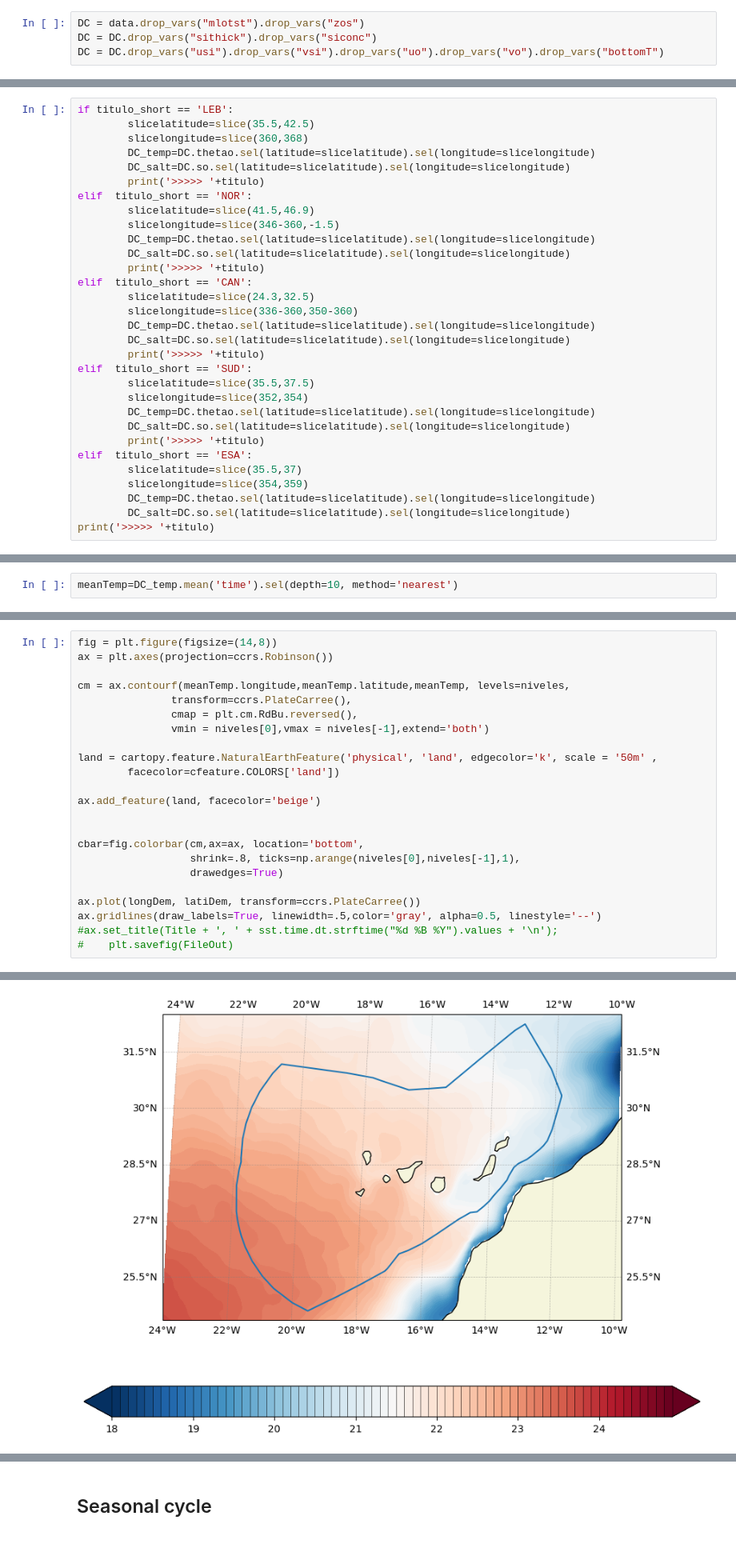
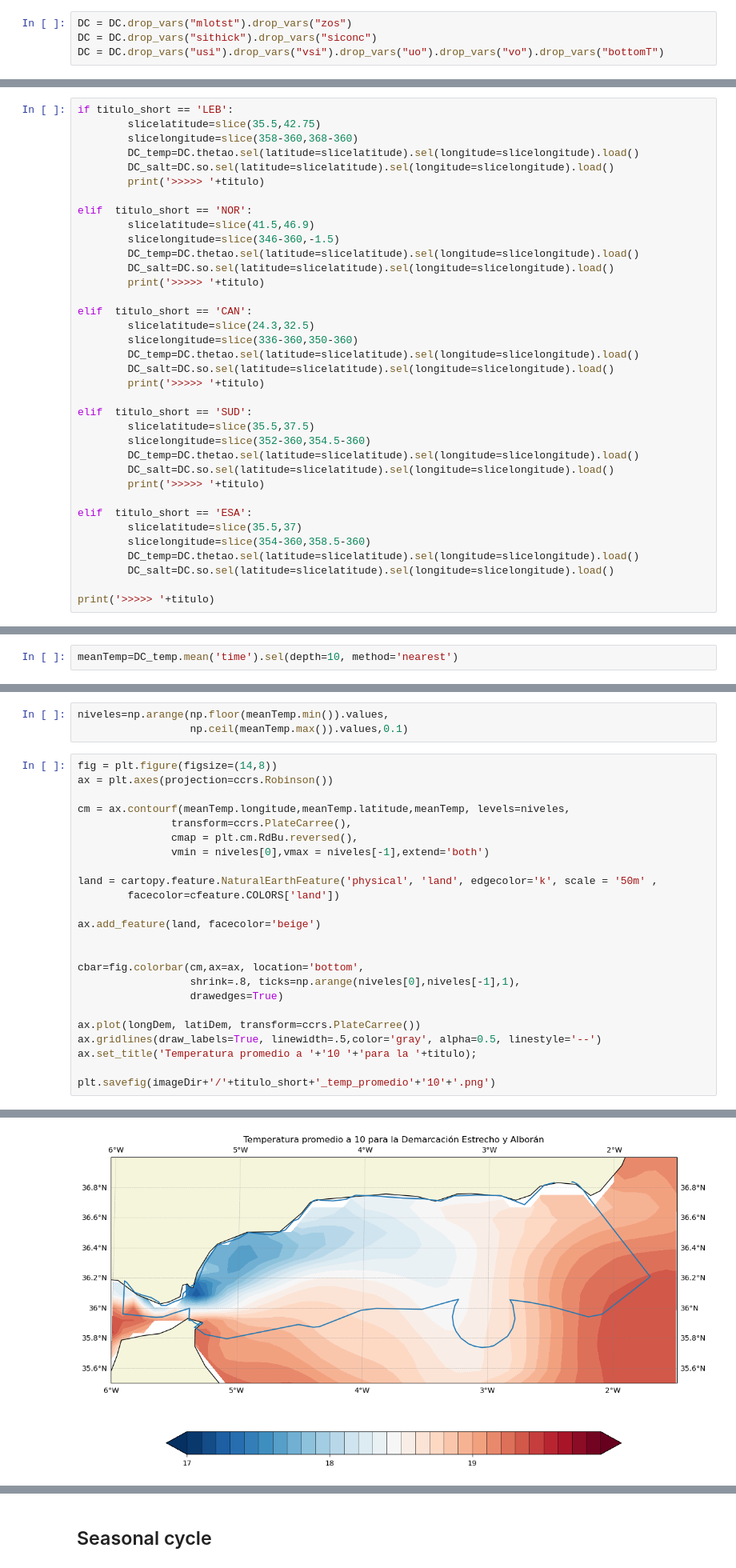
Before and after one commit to PedroVelez/IEOOSWebPage, a Jupyter notebook: analisisDemarcacion_GLORYS.ipynb, the cells around one changed output, grey strips where cells are left out. Shown at 80% size. Drawn from its saved outputs; the diff is of its cells as text; blank space fills up the shorter version.

```diff
--- a/analisisDemarcacion_GLORYS.ipynb
+++ b/analisisDemarcacion_GLORYS.ipynb
@@ -106,4 +73,4 @@ Data variables:
 # %%
-DC = data.drop_vars("mlotst").drop_vars("zos")
+DC = DC.drop_vars("mlotst").drop_vars("zos")
 DC = DC.drop_vars("sithick").drop_vars("siconc")
 DC = DC.drop_vars("usi").drop_vars("vsi").drop_vars("uo").drop_vars("vo").drop_vars("bottomT")
@@ -127,32 +77,37 @@ Attributes:
 # %%
 if titulo_short == 'LEB':
-        slicelatitude=slice(35.5,42.5)
-        slicelongitude=slice(360,368)
-        DC_temp=DC.thetao.sel(latitude=slicelatitude).sel(longitude=slicelongitude)
-        DC_salt=DC.so.sel(latitude=slicelatitude).sel(longitude=slicelongitude)
+        slicelatitude=slice(35.5,42.75)
+        slicelongitude=slice(358-360,368-360)
+        DC_temp=DC.thetao.sel(latitude=slicelatitude).sel(longitude=slicelongitude).load()
+        DC_salt=DC.so.sel(latitude=slicelatitude).sel(longitude=slicelongitude).load()
         print('>>>>> '+titulo)
+
 elif  titulo_short == 'NOR':
         slicelatitude=slice(41.5,46.9)
         slicelongitude=slice(346-360,-1.5)
-        DC_temp=DC.thetao.sel(latitude=slicelatitude).sel(longitude=slicelongitude)
-        DC_salt=DC.so.sel(latitude=slicelatitude).sel(longitude=slicelongitude)
+        DC_temp=DC.thetao.sel(latitude=slicelatitude).sel(longitude=slicelongitude).load()
+        DC_salt=DC.so.sel(latitude=slicelatitude).sel(longitude=slicelongitude).load()
         print('>>>>> '+titulo)
+
 elif  titulo_short == 'CAN':
         slicelatitude=slice(24.3,32.5)
         slicelongitude=slice(336-360,350-360)
-        DC_temp=DC.thetao.sel(latitude=slicelatitude).sel(longitude=slicelongitude)
-        DC_salt=DC.so.sel(latitude=slicelatitude).sel(longitude=slicelongitude)
+        DC_temp=DC.thetao.sel(latitude=slicelatitude).sel(longitude=slicelongitude).load()
+        DC_salt=DC.so.sel(latitude=slicelatitude).sel(longitude=slicelongitude).load()
         print('>>>>> '+titulo)
+
 elif  titulo_short == 'SUD':
         slicelatitude=slice(35.5,37.5)
-        slicelongitude=slice(352,354)
-        DC_temp=DC.thetao.sel(latitude=slicelatitude).sel(longitude=slicelongitude)
-        DC_salt=DC.so.sel(latitude=slicelatitude).sel(longitude=slicelongitude)
+        slicelongitude=slice(352-360,354.5-360)
+        DC_temp=DC.thetao.sel(latitude=slicelatitude).sel(longitude=slicelongitude).load()
+        DC_salt=DC.so.sel(latitude=slicelatitude).sel(longitude=slicelongitude).load()
         print('>>>>> '+titulo)
+
 elif  titulo_short == 'ESA':
         slicelatitude=slice(35.5,37)
-        slicelongitude=slice(354,359)
-        DC_temp=DC.thetao.sel(latitude=slicelatitude).sel(longitude=slicelongitude)
-        DC_salt=DC.so.sel(latitude=slicelatitude).sel(longitude=slicelongitude)
+        slicelongitude=slice(354-360,358.5-360)
+        DC_temp=DC.thetao.sel(latitude=slicelatitude).sel(longitude=slicelongitude).load()
+        DC_salt=DC.so.sel(latitude=slicelatitude).sel(longitude=slicelongitude).load()
+
 print('>>>>> '+titulo)
 # %% [output]
@@ -185,3 +138,6 @@ array([-24.      , -23.916666, -23.833334, -23.75    , -23.666666, -23.583334,
+# %%
+niveles=np.arange(np.floor(meanTemp.min()).values,
+                  np.ceil(meanTemp.max()).values,0.1)
 # %%
 fig = plt.figure(figsize=(14,8))
 ax = plt.axes(projection=ccrs.Robinson())
@@ -203,6 +159,7 @@ cbar=fig.colorbar(cm,ax=ax, location='bottom',
 
 ax.plot(longDem, latiDem, transform=ccrs.PlateCarree())
 ax.gridlines(draw_labels=True, linewidth=.5,color='gray', alpha=0.5, linestyle='--')
-#ax.set_title(Title + ', ' + sst.time.dt.strftime("%d %B %Y").values + '\n');
-#    plt.savefig(FileOut)
+ax.set_title('Temperatura promedio a '+'10 '+'para la '+titulo);
+
+plt.savefig(imageDir+'/'+titulo_short+'_temp_promedio'+'10'+'.png')
 # %% [output]
@@ -210,4 +166,4 @@ ax.gridlines(draw_labels=True, linewidth=.5,color='gray', alpha=0.5, linestyle='
-[figure, old version]
+[figure, new version]
 # %%
 prof_mean_temp = DC_temp.stack(flat_dim=('longitude', 'latitude','time')).mean('flat_dim')
 prof_std_temp  = DC_temp.stack(flat_dim=('longitude', 'latitude','time')).std('flat_dim')
```
Also changed, not shown: parts of 30 cells of this notebook, 24 other files.
